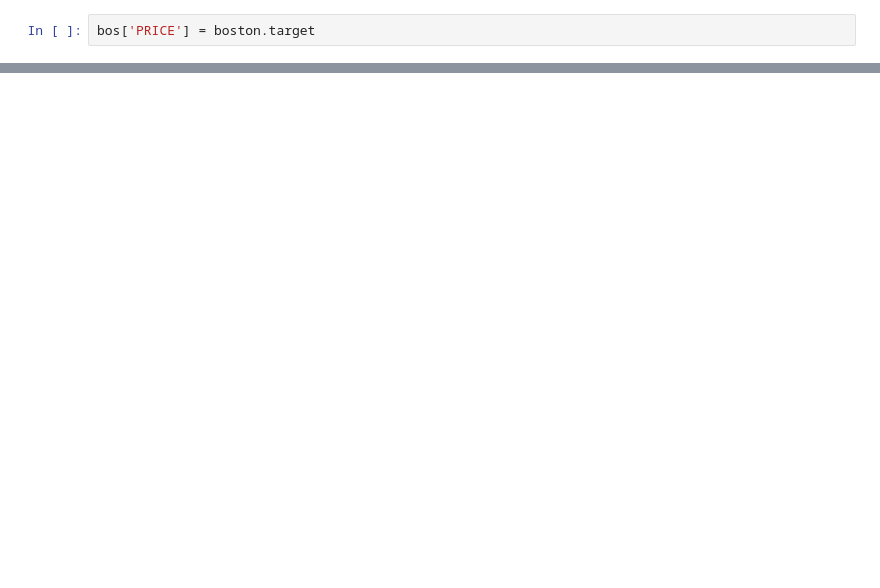
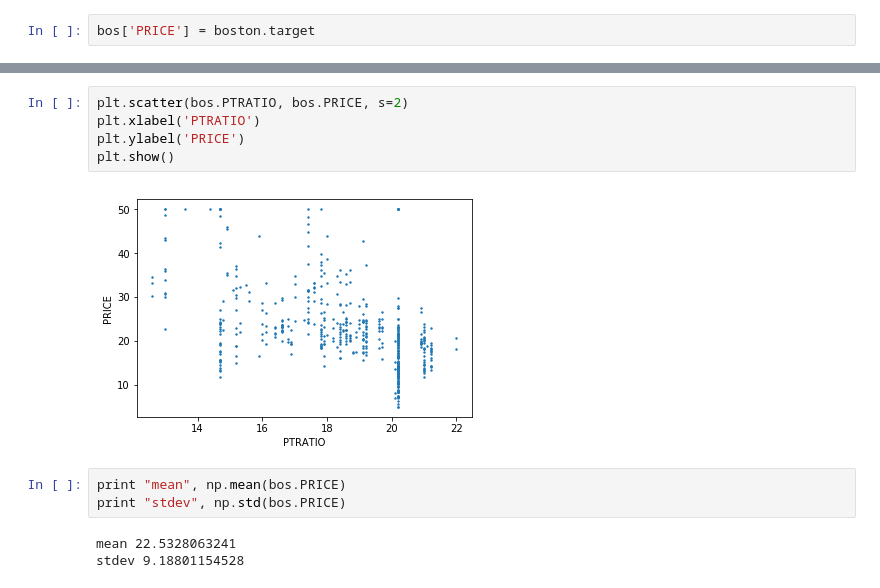
Before and after one commit to jxxcarlson/python_workshop, a Jupyter notebook: day8/Regression.ipynb, the cells around one changed output, grey strips where cells are left out. Cells and saved outputs as stored; diff of their text form; blank space fills up the shorter version.

```diff
--- a/day8/Regression.ipynb
+++ b/day8/Regression.ipynb
@@ -82,0 +182,13 @@ print "rmse2", rmse
+# %%
+plt.scatter(bos.PTRATIO, bos.PRICE, s=2)
+plt.xlabel('PTRATIO')
+plt.ylabel('PRICE')
+plt.show()
+# %% [output]
+[figure, added]
+# %%
+print "mean", np.mean(bos.PRICE)
+print "stdev", np.std(bos.PRICE)
+# %% [output]
+mean 22.5328063241
+stdev 9.18801154528
```
Also changed, not shown: parts of 19 cells of this notebook, 43 other files.
